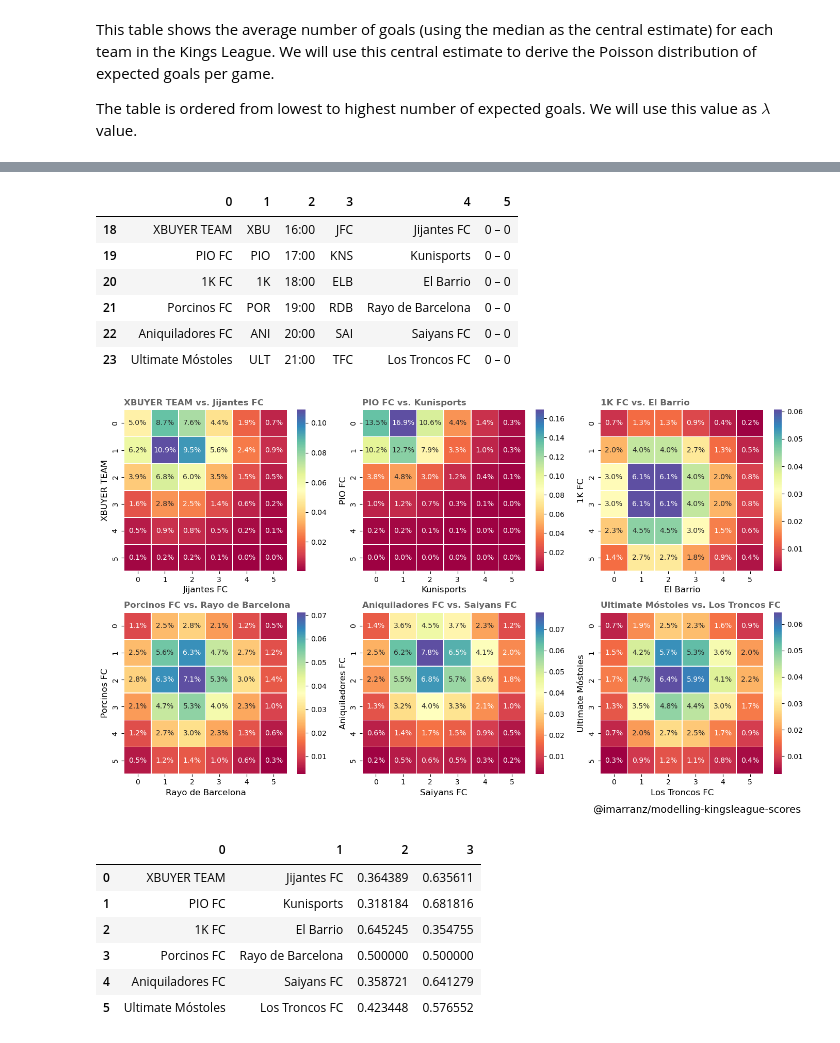
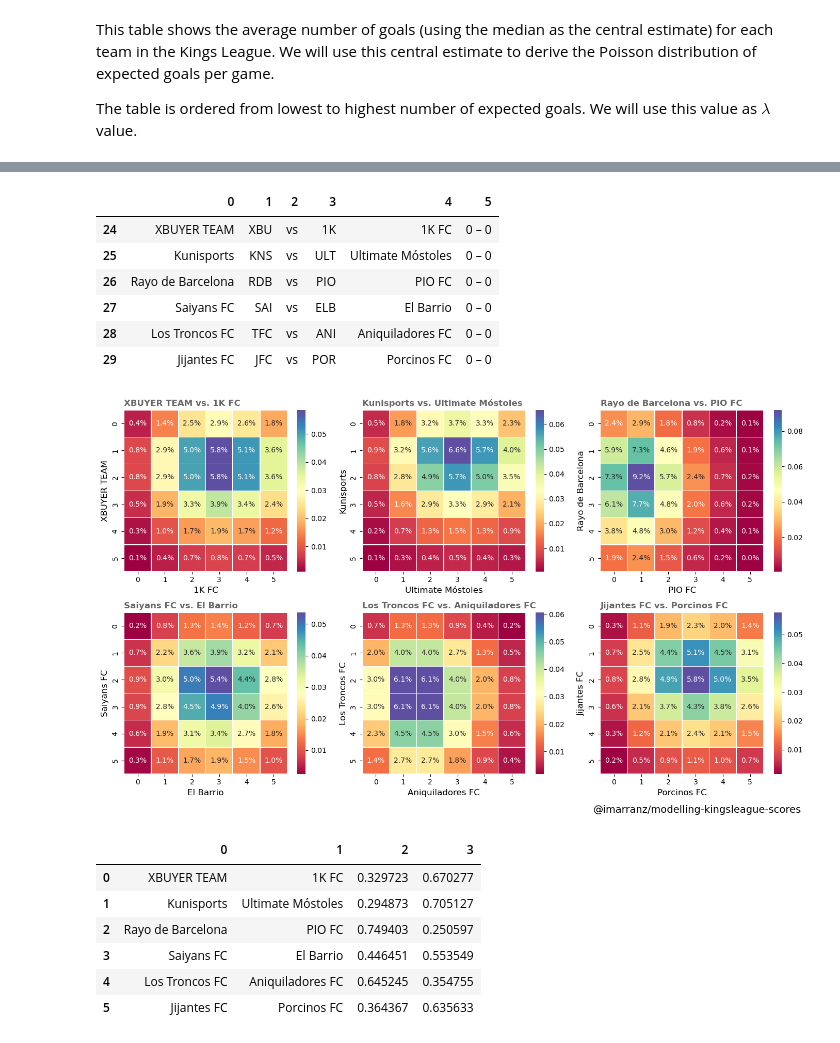
Before and after one commit to imarranz/modelling-kingsleague-scores, a Jupyter notebook: notebooks/20220122-IMA-Probabilities.ipynb, the cells around one changed output, grey strips where cells are left out. Saved outputs shown, nothing was run; the diff lists cells and outputs as text; code cells hidden in the pictures.

```diff
--- a/notebooks/20220122-IMA-Probabilities.ipynb
+++ b/notebooks/20220122-IMA-Probabilities.ipynb
@@ -295,28 +295,28 @@ probabilidades\
 # %%
 data = []
 for table in soup.find_all('table'):
     table_body = table.find('tbody')
     rows = table_body.find_all('tr')
     for row in rows:
         cols = row.find_all('td')
         cols = [cleandata(ele.text.strip()) for ele in cols]
         data.append([ele for ele in cols if ele])
 
 data = pd.DataFrame(data)
-matchday = 3
-i_start = [0, 6, 12, 18, 24][matchday]
+matchday = 4
+i_start = [0, 6, 12, 18, 24, 30, 36][matchday]
 i_end = i_start + 5
 match = \
     data.loc[i_start:i_end,:]
 match
 # %% [output]
 |  | 0 | 1 | 2 | 3 | 4 | 5 |
-| 18 | XBUYER TEAM | XBU | 16:00 | JFC | Jijantes FC | 0 – 0 |
-| 19 | PIO FC | PIO | 17:00 | KNS | Kunisports | 0 – 0 |
-| 20 | 1K FC | 1K | 18:00 | ELB | El Barrio | 0 – 0 |
-| 21 | Porcinos FC | POR | 19:00 | RDB | Rayo de Barcelona | 0 – 0 |
-| 22 | Aniquiladores FC | ANI | 20:00 | SAI | Saiyans FC | 0 – 0 |
-| 23 | Ultimate Móstoles | ULT | 21:00 | TFC | Los Troncos FC | 0 – 0 |
+| 24 | XBUYER TEAM | XBU | vs | 1K | 1K FC | 0 – 0 |
+| 25 | Kunisports | KNS | vs | ULT | Ultimate Móstoles | 0 – 0 |
+| 26 | Rayo de Barcelona | RDB | vs | PIO | PIO FC | 0 – 0 |
+| 27 | Saiyans FC | SAI | vs | ELB | El Barrio | 0 – 0 |
+| 28 | Los Troncos FC | TFC | vs | ANI | Aniquiladores FC | 0 – 0 |
+| 29 | Jijantes FC | JFC | vs | POR | Porcinos FC | 0 – 0 |
 # %%
 fig, axes = plt.subplots(nrows = 2, ncols = 3, figsize = (14, 8))
 
@@ -336,17 +336,17 @@ for i, ax in zip(range(match.shape[0]), axes.flat):
 plt.gcf().text(0.98, -0.02, '@imarranz/modelling-kingsleague-scores', fontsize = 14, ha = 'right')
 fig.tight_layout()
 # %% [output]
-[figure, old version]
+[figure, new version]
 # %%
 pd.DataFrame(opciones)
 # %% [output]
 |  | 0 | 1 | 2 | 3 |
-| 0 | XBUYER TEAM | Jijantes FC | 0.364389 | 0.635611 |
-| 1 | PIO FC | Kunisports | 0.318184 | 0.681816 |
-| 2 | 1K FC | El Barrio | 0.645245 | 0.354755 |
-| 3 | Porcinos FC | Rayo de Barcelona | 0.500000 | 0.500000 |
-| 4 | Aniquiladores FC | Saiyans FC | 0.358721 | 0.641279 |
-| 5 | Ultimate Móstoles | Los Troncos FC | 0.423448 | 0.576552 |
+| 0 | XBUYER TEAM | 1K FC | 0.329723 | 0.670277 |
+| 1 | Kunisports | Ultimate Móstoles | 0.294873 | 0.705127 |
+| 2 | Rayo de Barcelona | PIO FC | 0.749403 | 0.250597 |
+| 3 | Saiyans FC | El Barrio | 0.446451 | 0.553549 |
+| 4 | Los Troncos FC | Aniquiladores FC | 0.645245 | 0.354755 |
+| 5 | Jijantes FC | Porcinos FC | 0.364367 | 0.635633 |
 # %%
 team_colors = {'1K FC': '#6f68f4',
  'El Barrio': '#49b2ad',
```
Also changed, not shown: parts of 9 cells of this notebook.
